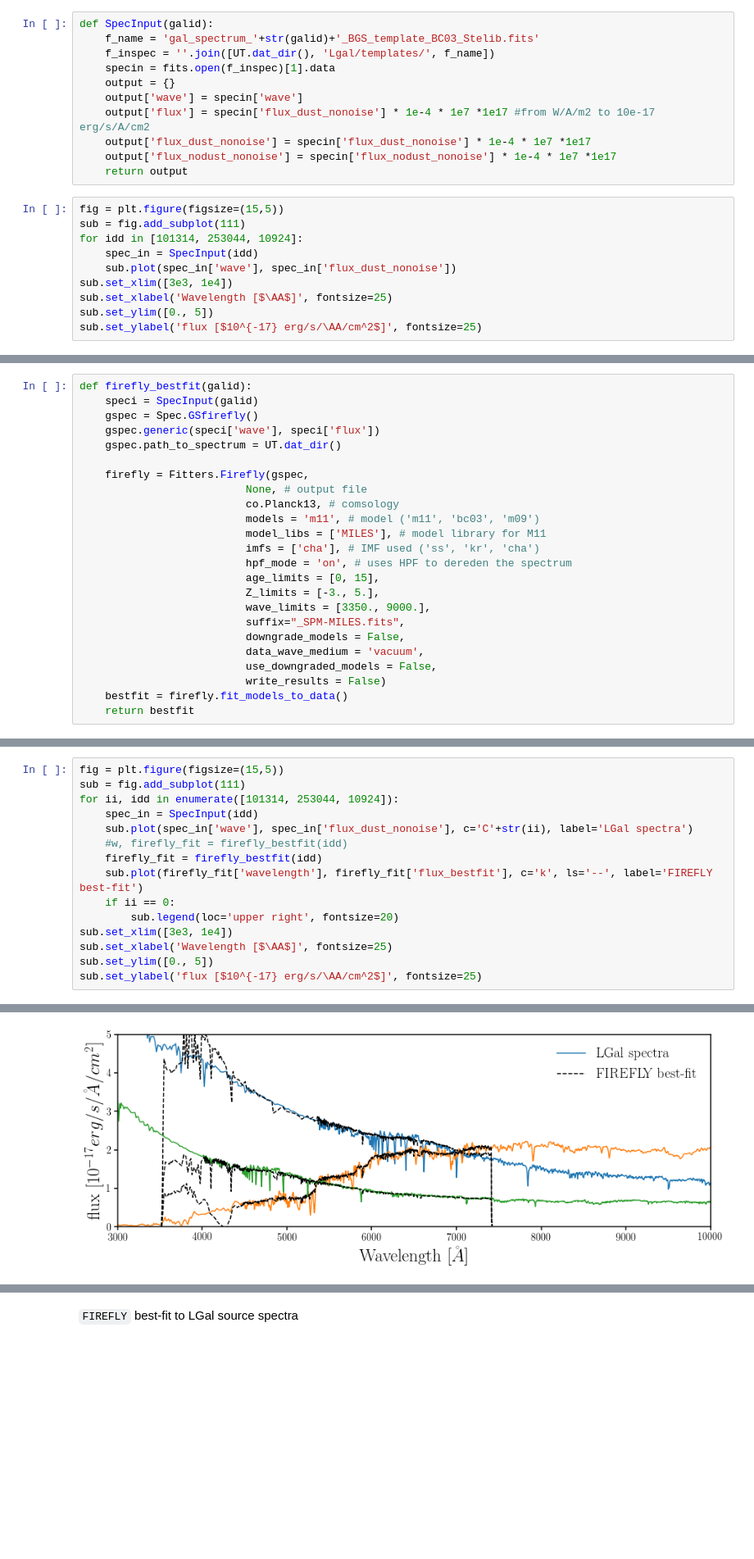
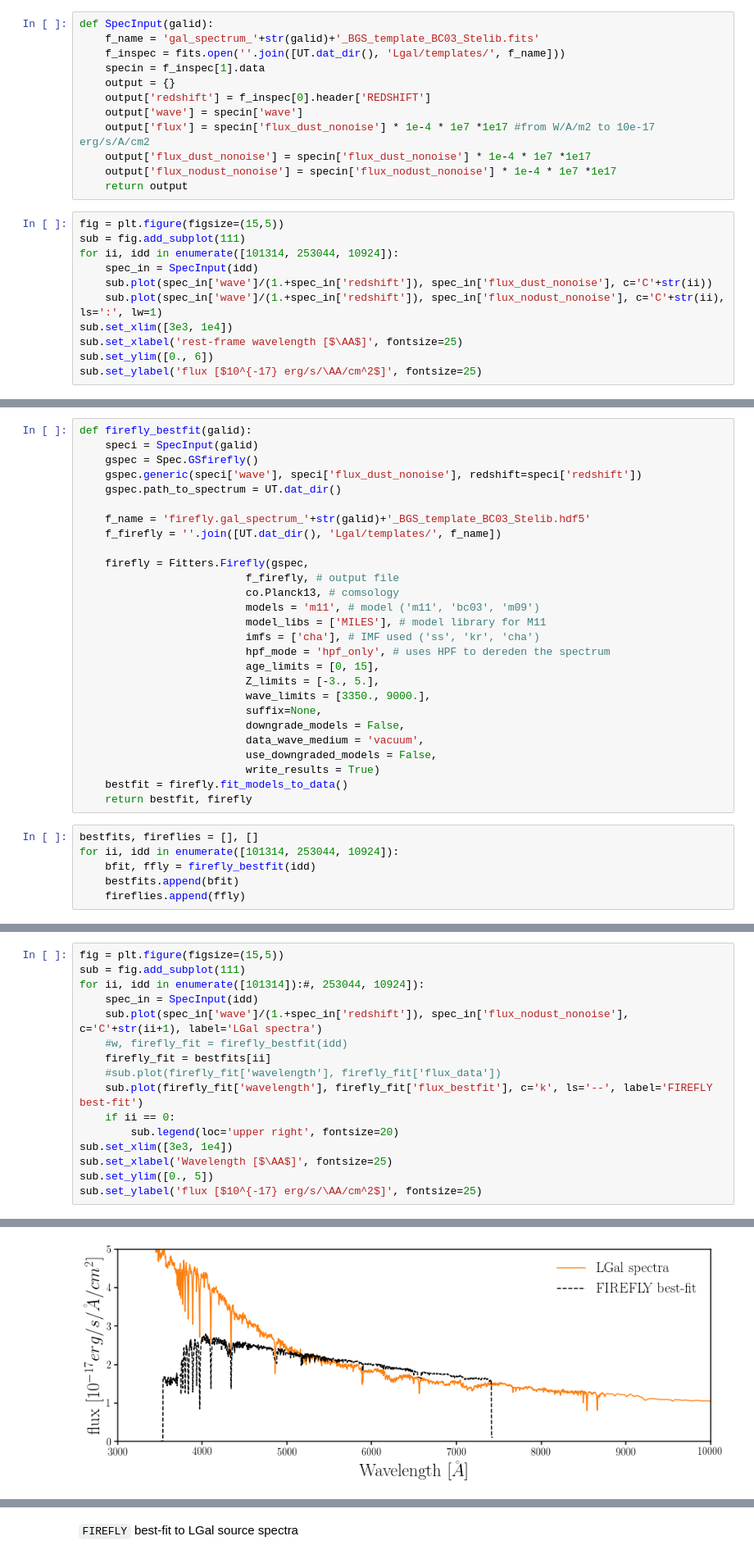
Before and after one commit to changhoonhahn/FOMOspec, a Jupyter notebook: notebook/local_firefly.ipynb, the cells around one changed output, grey strips where cells are left out. Shown: that part at 82% size. Cells and saved outputs as stored; diff of their text form; blank space fills up the shorter version.

```diff
--- a/notebook/local_firefly.ipynb
+++ b/notebook/local_firefly.ipynb
@@ -39,9 +39,10 @@ mpl.rcParams['legend.frameon'] = False
 # %%
 def SpecInput(galid):
     f_name = 'gal_spectrum_'+str(galid)+'_BGS_template_BC03_Stelib.fits'
-    f_inspec = ''.join([UT.dat_dir(), 'Lgal/templates/', f_name])
-    specin = fits.open(f_inspec)[1].data
+    f_inspec = fits.open(''.join([UT.dat_dir(), 'Lgal/templates/', f_name]))
+    specin = f_inspec[1].data
     output = {}
+    output['redshift'] = f_inspec[0].header['REDSHIFT']
     output['wave'] = specin['wave']
     output['flux'] = specin['flux_dust_nonoise'] * 1e-4 * 1e7 *1e17 #from W/A/m2 to 10e-17 erg/s/A/cm2
     output['flux_dust_nonoise'] = specin['flux_dust_nonoise'] * 1e-4 * 1e7 *1e17
@@ -50,12 +51,13 @@ def SpecInput(galid):
 # %%
 fig = plt.figure(figsize=(15,5))
 sub = fig.add_subplot(111)
-for idd in [101314, 253044, 10924]:
+for ii, idd in enumerate([101314, 253044, 10924]):
     spec_in = SpecInput(idd)
-    sub.plot(spec_in['wave'], spec_in['flux_dust_nonoise'])
+    sub.plot(spec_in['wave']/(1.+spec_in['redshift']), spec_in['flux_dust_nonoise'], c='C'+str(ii))
+    sub.plot(spec_in['wave']/(1.+spec_in['redshift']), spec_in['flux_nodust_nonoise'], c='C'+str(ii), ls=':', lw=1)
 sub.set_xlim([3e3, 1e4])
-sub.set_xlabel('Wavelength [$\AA$]', fontsize=25)
-sub.set_ylim([0., 5])
+sub.set_xlabel('rest-frame wavelength [$\AA$]', fontsize=25)
+sub.set_ylim([0., 6])
 sub.set_ylabel('flux [$10^{-17} erg/s/\AA/cm^2$]', fontsize=25)
 # %% [output]
 Text(0,0.5,'flux [$10^{-17} erg/s/\\AA/cm^2$]')
@@ -64,23 +66,32 @@ Text(0,0.5,'flux [$10^{-17} erg/s/\\AA/cm^2$]')
 def firefly_bestfit(galid):
     speci = SpecInput(galid)
     gspec = Spec.GSfirefly()
-    gspec.generic(speci['wave'], speci['flux'])
+    gspec.generic(speci['wave'], speci['flux_dust_nonoise'], redshift=speci['redshift'])
     gspec.path_to_spectrum = UT.dat_dir()
 
+    f_name = 'firefly.gal_spectrum_'+str(galid)+'_BGS_template_BC03_Stelib.hdf5'
+    f_firefly = ''.join([UT.dat_dir(), 'Lgal/templates/', f_name])
+
     firefly = Fitters.Firefly(gspec,
-                          None, # output file
+                          f_firefly, # output file
                           co.Planck13, # comsology
                           models = 'm11', # model ('m11', 'bc03', 'm09')
                           model_libs = ['MILES'], # model library for M11
                           imfs = ['cha'], # IMF used ('ss', 'kr', 'cha')
-                          hpf_mode = 'on', # uses HPF to dereden the spectrum
+                          hpf_mode = 'hpf_only', # uses HPF to dereden the spectrum
                           age_limits = [0, 15],
                           Z_limits = [-3., 5.],
                           wave_limits = [3350., 9000.],
-                          suffix="_SPM-MILES.fits",
+                          suffix=None,
                           downgrade_models = False,
                           data_wave_medium = 'vacuum',
                           use_downgraded_models = False,
-                          write_results = False)
+                          write_results = True)
     bestfit = firefly.fit_models_to_data()
-    return bestfit
+    return bestfit, firefly
+# %%
+bestfits, fireflies = [], []
+for ii, idd in enumerate([101314, 253044, 10924]):
+    bfit, ffly = firefly_bestfit(idd)
+    bestfits.append(bfit)
+    fireflies.append(ffly)
@@ -87,18 +116,19 @@ def firefly_bestfit(galid):
 # %%
 fig = plt.figure(figsize=(15,5))
 sub = fig.add_subplot(111)
-for ii, idd in enumerate([101314, 253044, 10924]):
+for ii, idd in enumerate([101314]):#, 253044, 10924]):
     spec_in = SpecInput(idd)
-    sub.plot(spec_in['wave'], spec_in['flux_dust_nonoise'], c='C'+str(ii), label='LGal spectra')
+    sub.plot(spec_in['wave']/(1.+spec_in['redshift']), spec_in['flux_nodust_nonoise'], c='C'+str(ii+1), label='LGal spectra')
     #w, firefly_fit = firefly_bestfit(idd)
-    firefly_fit = firefly_bestfit(idd)
+    firefly_fit = bestfits[ii]
+    #sub.plot(firefly_fit['wavelength'], firefly_fit['flux_data'])
     sub.plot(firefly_fit['wavelength'], firefly_fit['flux_bestfit'], c='k', ls='--', label='FIREFLY best-fit')
     if ii == 0:
         sub.legend(loc='upper right', fontsize=20)
 sub.set_xlim([3e3, 1e4])
 sub.set_xlabel('Wavelength [$\AA$]', fontsize=25)
 sub.set_ylim([0., 5])
 sub.set_ylabel('flux [$10^{-17} erg/s/\AA/cm^2$]', fontsize=25)
 # %% [output]
 Text(0,0.5,'flux [$10^{-17} erg/s/\\AA/cm^2$]')
-[figure, old version]
+[figure, new version]
```
Also changed, not shown: parts of 3 cells of this notebook, 3 other files.
